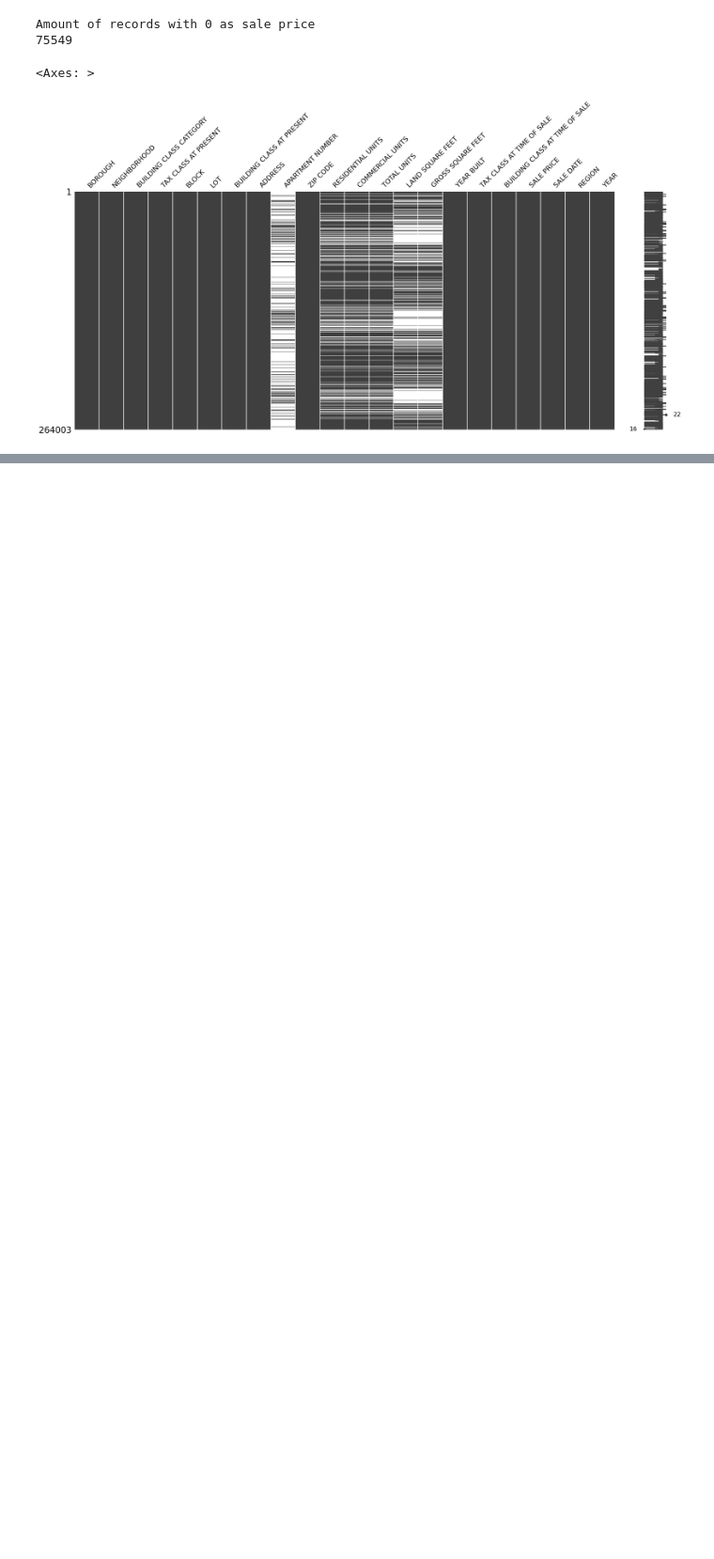
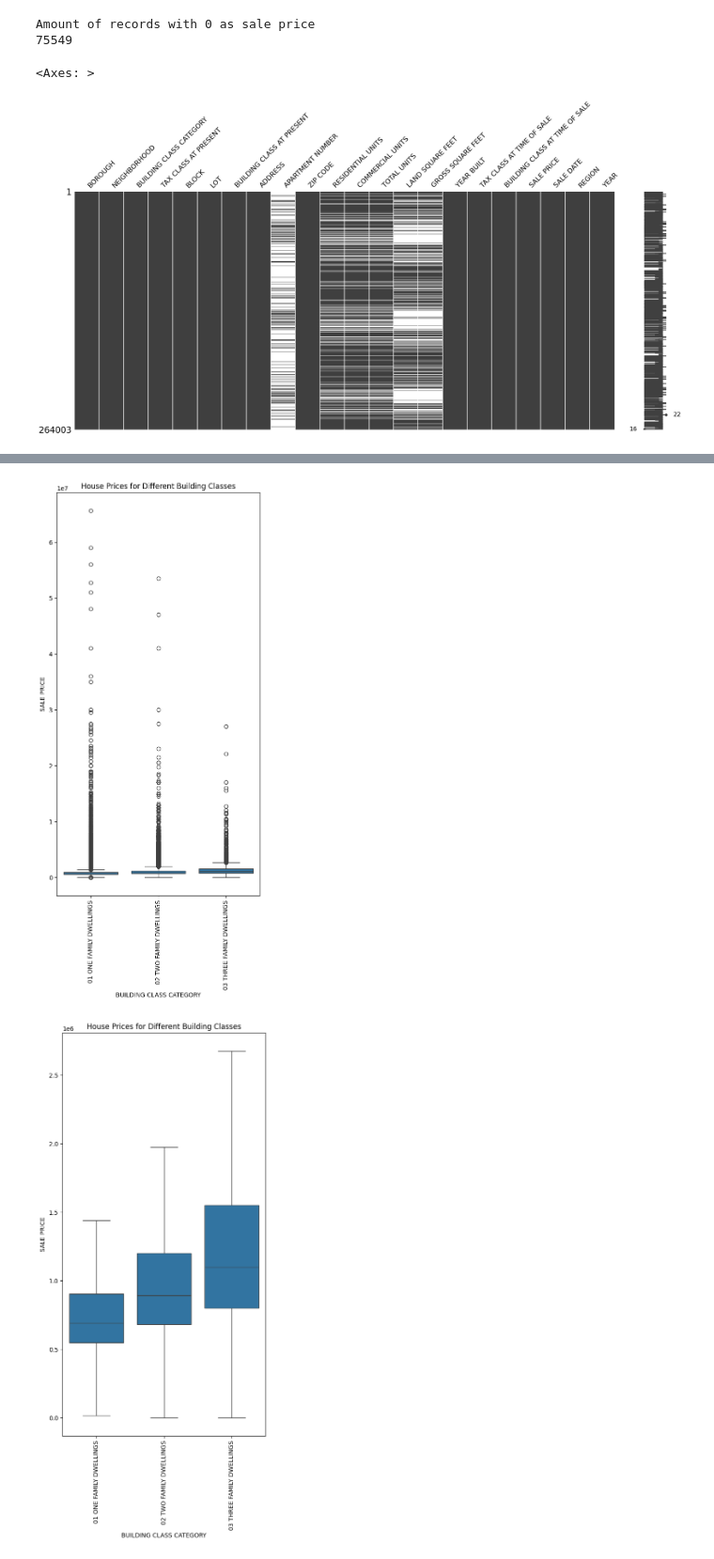
Before and after one commit to SiyungCho/NYC_Housing_Analysis, a Jupyter notebook: clean_notebook.ipynb, the cells around one changed output, grey strips where cells are left out. Shown at 94% size. Drawn from its saved outputs; the diff is of its cells as text; code cells hidden in the pictures; blank space fills up the shorter version.

```diff
--- a/clean_notebook.ipynb
+++ b/clean_notebook.ipynb
@@ -589,0 +690,9 @@ This was used to fill in any missing cells that contained atleast two other vari
+# %%
+# Filter the DataFrame to include only the chosen house types and exclude zero sale prices
+df_filtered = df[(df['BUILDING CLASS CATEGORY'].isin(['01 ONE FAMILY DWELLINGS', '02 TWO FAMILY DWELLINGS','03 THREE FAMILY DWELLINGS'])) & (df['SALE PRICE'] != 0)]
+house_price_boxplots(df_filtered)
+house_price_boxplots_no_outliers(df_filtered)
+house_sales_bargraph(df_filtered)
+# %% [output]
+[figure, added]
+[figure, added]
```
Also changed, not shown: parts of 30 cells of this notebook, 1 other file.
